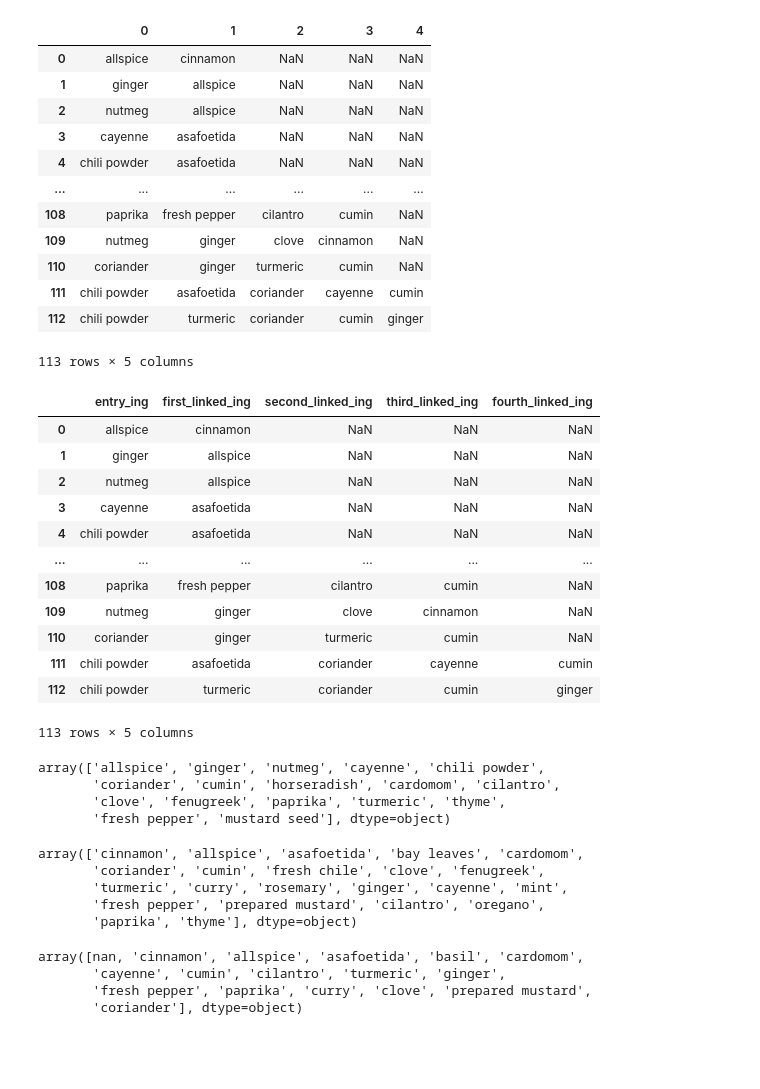
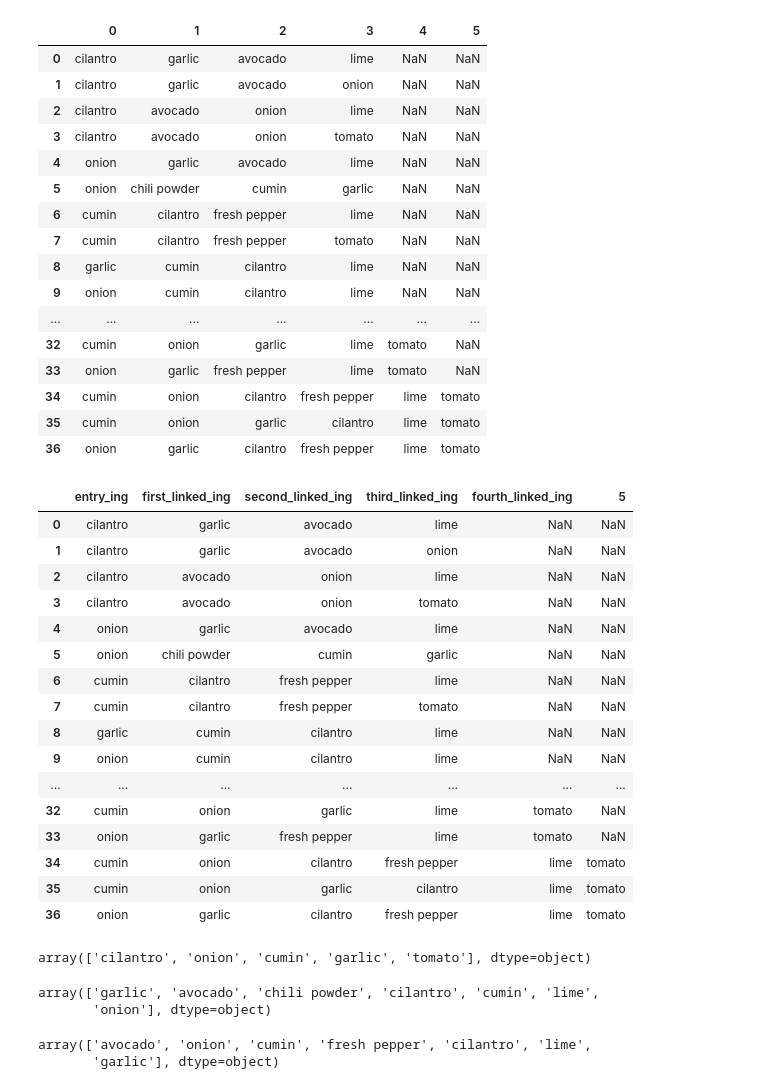
Before and after one commit to ccwillmore/Recipe_project, a Jupyter notebook: configure_market_basket_analysis_results.ipynb, the cells around one changed output. Drawn from its saved outputs; the diff is of its cells as text; code cells hidden in the pictures; blank space fills up the shorter version.

Commit message:
added results of market basket analysis per cuisine

```diff
--- a/configure_market_basket_analysis_results.ipynb
+++ b/configure_market_basket_analysis_results.ipynb
@@ -2,22 +2,26 @@
 import pandas as pd
 import numpy as np
 # %%
-basket_analysis_spices_df = pd.read_csv('Exported_datafiles/market_basket_spices_all.csv', index_col = 0)
+basket_analysis_spices_df = pd.read_csv('Exported_datafiles/Mexican_market_basket_analysis_results.csv', index_col = 0)
 basket_analysis_spices_df
 # %% [output]
-|  | 0 | 1 | 2 | 3 | 4 |
-| 0 | allspice | cinnamon | NaN | NaN | NaN |
-| 1 | ginger | allspice | NaN | NaN | NaN |
-| 2 | nutmeg | allspice | NaN | NaN | NaN |
-| 3 | cayenne | asafoetida | NaN | NaN | NaN |
-| 4 | chili powder | asafoetida | NaN | NaN | NaN |
-| ... | ... | ... | ... | ... | ... |
-| 108 | paprika | fresh pepper | cilantro | cumin | NaN |
-| 109 | nutmeg | ginger | clove | cinnamon | NaN |
-| 110 | coriander | ginger | turmeric | cumin | NaN |
-| 111 | chili powder | asafoetida | coriander | cayenne | cumin |
-| 112 | chili powder | turmeric | coriander | cumin | ginger |
+|  | 0 | 1 | 2 | 3 | 4 | 5 |
+| 0 | cilantro | garlic | avocado | lime | NaN | NaN |
+| 1 | cilantro | garlic | avocado | onion | NaN | NaN |
+| 2 | cilantro | avocado | onion | lime | NaN | NaN |
+| 3 | cilantro | avocado | onion | tomato | NaN | NaN |
+| 4 | onion | garlic | avocado | lime | NaN | NaN |
+| 5 | onion | chili powder | cumin | garlic | NaN | NaN |
+| 6 | cumin | cilantro | fresh pepper | lime | NaN | NaN |
+| 7 | cumin | cilantro | fresh pepper | tomato | NaN | NaN |
+| 8 | garlic | cumin | cilantro | lime | NaN | NaN |
+| 9 | onion | cumin | cilantro | lime | NaN | NaN |
+| ... | ... | ... | ... | ... | ... | ... |
+| 32 | cumin | onion | garlic | lime | tomato | NaN |
+| 33 | onion | garlic | fresh pepper | lime | tomato | NaN |
+| 34 | cumin | onion | cilantro | fresh pepper | lime | tomato |
+| 35 | cumin | onion | garlic | cilantro | lime | tomato |
+| 36 | onion | garlic | cilantro | fresh pepper | lime | tomato |
-113 rows × 5 columns
 # %%
 basket_analysis_spices_df = basket_analysis_spices_df.rename(columns = {'0': 'entry_ing',
                                                                        '1':  'first_linked_ing',
@@ -27,45 +31,41 @@ basket_analysis_spices_df = basket_analysis_spices_df.rename(columns = {'0': 'en
 # %%
 basket_analysis_spices_df
 # %% [output]
-|  | entry_ing | first_linked_ing | second_linked_ing | third_linked_ing | fourth_linked_ing |
-| 0 | allspice | cinnamon | NaN | NaN | NaN |
-| 1 | ginger | allspice | NaN | NaN | NaN |
-| 2 | nutmeg | allspice | NaN | NaN | NaN |
-| 3 | cayenne | asafoetida | NaN | NaN | NaN |
-| 4 | chili powder | asafoetida | NaN | NaN | NaN |
-| ... | ... | ... | ... | ... | ... |
-| 108 | paprika | fresh pepper | cilantro | cumin | NaN |
-| 109 | nutmeg | ginger | clove | cinnamon | NaN |
-| 110 | coriander | ginger | turmeric | cumin | NaN |
-| 111 | chili powder | asafoetida | coriander | cayenne | cumin |
-| 112 | chili powder | turmeric | coriander | cumin | ginger |
+|  | entry_ing | first_linked_ing | second_linked_ing | third_linked_ing | fourth_linked_ing | 5 |
+| 0 | cilantro | garlic | avocado | lime | NaN | NaN |
+| 1 | cilantro | garlic | avocado | onion | NaN | NaN |
+| 2 | cilantro | avocado | onion | lime | NaN | NaN |
+| 3 | cilantro | avocado | onion | tomato | NaN | NaN |
+| 4 | onion | garlic | avocado | lime | NaN | NaN |
+| 5 | onion | chili powder | cumin | garlic | NaN | NaN |
+| 6 | cumin | cilantro | fresh pepper | lime | NaN | NaN |
+| 7 | cumin | cilantro | fresh pepper | tomato | NaN | NaN |
+| 8 | garlic | cumin | cilantro | lime | NaN | NaN |
+| 9 | onion | cumin | cilantro | lime | NaN | NaN |
+| ... | ... | ... | ... | ... | ... | ... |
+| 32 | cumin | onion | garlic | lime | tomato | NaN |
+| 33 | onion | garlic | fresh pepper | lime | tomato | NaN |
+| 34 | cumin | onion | cilantro | fresh pepper | lime | tomato |
+| 35 | cumin | onion | garlic | cilantro | lime | tomato |
+| 36 | onion | garlic | cilantro | fresh pepper | lime | tomato |
-113 rows × 5 columns
 # %%
 matrix_rows = basket_analysis_spices_df.entry_ing.unique()
 # %%
 matrix_rows
 # %% [output]
-array(['allspice', 'ginger', 'nutmeg', 'cayenne', 'chili powder',
-       'coriander', 'cumin', 'horseradish', 'cardomom', 'cilantro',
-       'clove', 'fenugreek', 'paprika', 'turmeric', 'thyme',
-       'fresh pepper', 'mustard seed'], dtype=object)
+array(['cilantro', 'onion', 'cumin', 'garlic', 'tomato'], dtype=object)
 # %%
 first_link_rows = basket_analysis_spices_df.first_linked_ing.unique()
 first_link_rows
 # %% [output]
-array(['cinnamon', 'allspice', 'asafoetida', 'bay leaves', 'cardomom',
-       'coriander', 'cumin', 'fresh chile', 'clove', 'fenugreek',
-       'turmeric', 'curry', 'rosemary', 'ginger', 'cayenne', 'mint',
-       'fresh pepper', 'prepared mustard', 'cilantro', 'oregano',
-       'paprika', 'thyme'], dtype=object)
+array(['garlic', 'avocado', 'chili powder', 'cilantro', 'cumin', 'lime',
+       'onion'], dtype=object)
 # %%
 second_link_rows = basket_analysis_spices_df.second_linked_ing.unique()
 second_link_rows
 # %% [output]
-array([nan, 'cinnamon', 'allspice', 'asafoetida', 'basil', 'cardomom',
-       'cayenne', 'cumin', 'cilantro', 'turmeric', 'ginger',
-       'fresh pepper', 'paprika', 'curry', 'clove', 'prepared mustard',
-       'coriander'], dtype=object)
+array(['avocado', 'onion', 'cumin', 'fresh pepper', 'cilantro', 'lime',
+       'garlic'], dtype=object)
 # %%
 third_link_rows = basket_analysis_spices_df.third_linked_ing.unique()
 fourth_link_rows = basket_analysis_spices_df.fourth_linked_ing.unique()
```
Also changed, not shown: parts of 9 cells of this notebook, 16 other files.
